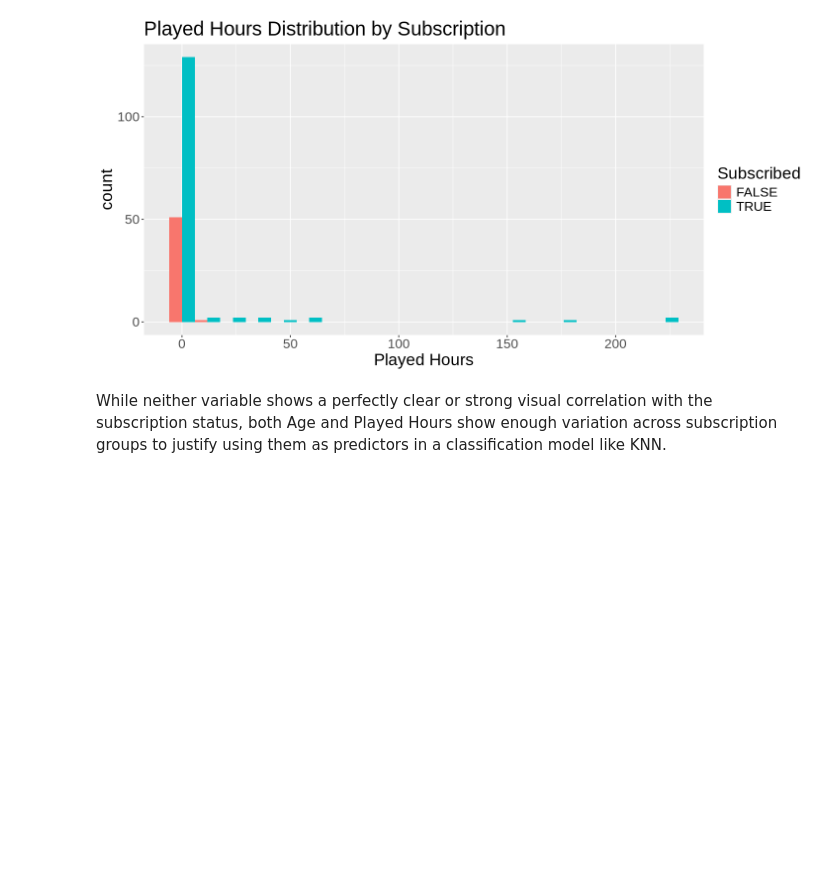
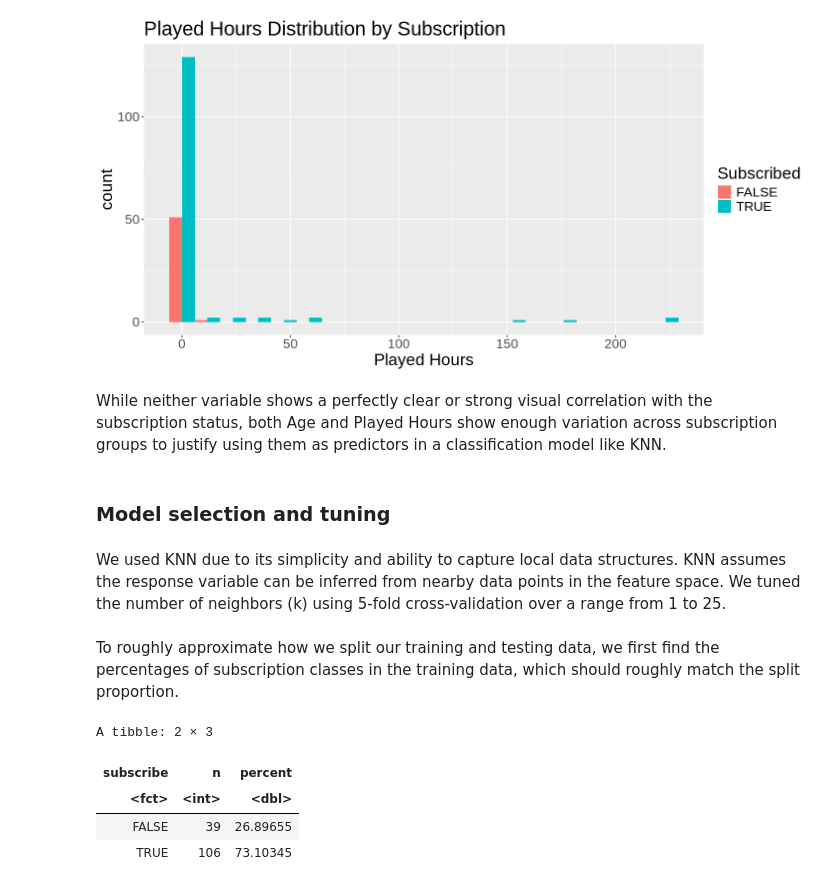
Before and after one commit to skhiati/dsci100-project, a Jupyter notebook: dsci100 project-Sarah.ipynb, the cells around one changed output. Cells and saved outputs as stored; diff of their text form; code cells hidden in the pictures; blank space fills up the shorter version.

```diff
--- a/dsci100 project-Sarah.ipynb
+++ b/dsci100 project-Sarah.ipynb
@@ -122,3 +124,27 @@ theme(text=element_text(size=20))
 [figure]
 # %% [markdown]
 While neither variable shows a perfectly clear or strong visual correlation with the subscription status, both Age and Played Hours show enough variation across subscription groups to justify using them as predictors in a classification model like KNN.
+# %% [markdown]
+### Model selection and tuning
+# %% [markdown]
+We used KNN due to its simplicity and ability to capture local data structures. KNN assumes the response variable can be inferred from nearby data points in the feature space. We tuned the number of neighbors (k) using 5-fold cross-validation over a range from 1 to 25.
+# %% [markdown]
+To roughly approximate how we split our training and testing data, we first find the percentages of subscription classes in the training data, which should roughly match the split proportion.
+# %%
+player_split=initial_split(players_clean,prop=0.75,strata=subscribe)
+player_train=training(player_split)
+player_test=testing(player_split)
+
+player_proportions=player_train|>
+group_by(subscribe)|>
+summarize(n=n())|>
+
+mutate(percent=100*n/nrow(player_train))
+
+player_proportions
+# %% [output]
+A tibble: 2 × 3
+| subscribe | n | percent |
+| <fct> | <int> | <dbl> |
+| FALSE | 39 | 26.89655 |
+| TRUE | 106 | 73.10345 |
```
Also changed, not shown: parts of 5 cells of this notebook.
